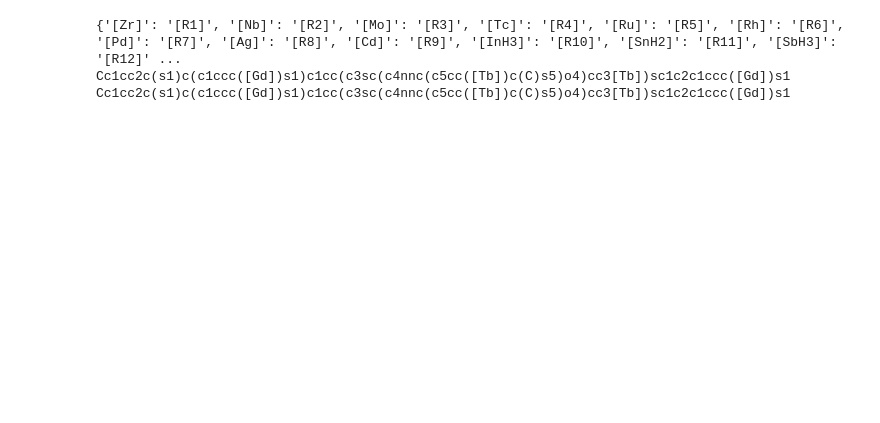
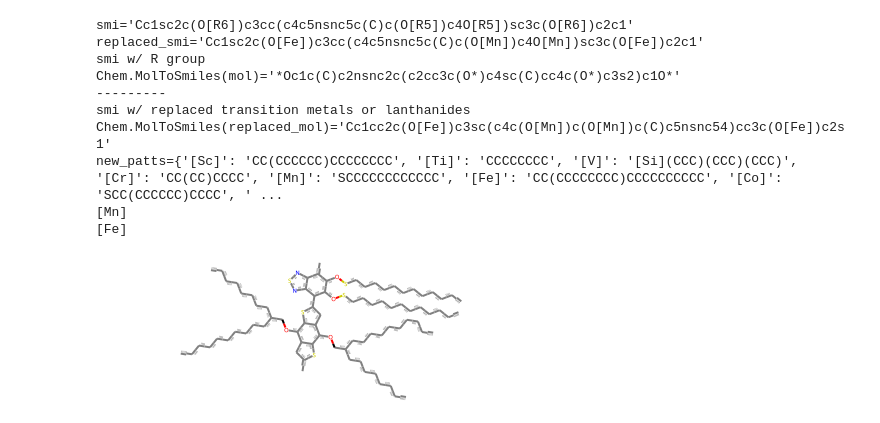
Before and after one commit to aspuru-guzik-group/Beyond-Molecular-Structure-ML-for-OPV-Materials-Devices, a Jupyter notebook: ml_for_opvs/data/preprocess/replace_r.ipynb, the cells around one changed output. Cells and saved outputs as stored; diff of their text form; code cells hidden in the pictures; blank space fills up the shorter version.

```diff
--- a/ml_for_opvs/data/preprocess/replace_r.ipynb
+++ b/ml_for_opvs/data/preprocess/replace_r.ipynb
@@ -35,47 +142,65 @@ patts = {
         }
 
 # New R group substitution pattern
 new_patts = {}
 atomic_num = 21
 for k, v in patts.items():
     if atomic_num == 31:
         atomic_num = 39
     elif atomic_num == 49:
         atomic_num = 57
     elif atomic_num == 81:
         atomic_num = 89
     mol = Chem.MolFromSmarts("[#{}]".format(atomic_num))
     smi = Chem.MolToSmiles(mol)
-    new_patts[smi] = k
+    new_patts[smi] = patts[k]
     atomic_num += 1
 
-print(new_patts)
+smi = "Cc1sc2c(O[R6])c3cc(c4c5nsnc5c(C)c(O[R5])c4O[R5])sc3c(O[R6])c2c1"
+print(f"{smi=}")
+replaced_smi = replace_r_with_arbitrary(smi)
+print(f"{replaced_smi=}")
 
-smi = "[Gd]c1sc(c2c3cc(C)sc3c(c4sc([Gd])cc4)c5cc(c6c([Tb])cc(c7oc(c8cc([Tb])c(C)s8)nn7)s6)sc52)cc1"
 # Any R group in SMARTS turns into *
 mol = Chem.MolFromSmarts(smi)
+print("smi w/ R group")
+print(f"{Chem.MolToSmiles(mol)=}")
+print('---------')
+print("smi w/ replaced transition metals or lanthanides")
+replaced_mol = Chem.MolFromSmarts(replaced_smi)
+print(f"{Chem.MolToSmiles(replaced_mol)=}")
+# Sanitize SMARTS
+replaced_mol.UpdatePropertyCache()
+Chem.GetSymmSSSR(replaced_mol)
+replaced_mol.GetRingInfo().NumRings()
+print(f"{new_patts=}")
+for r in new_patts:
+    if r in replaced_smi:
+        print(r)
+        products = AllChem.ReplaceSubstructs(replaced_mol, Chem.MolFromSmarts(r), Chem.MolFromSmarts(new_patts[r]), replaceAll=True)
+        replaced_mol = products[0]
+        final = replaced_mol
 
-print(Chem.MolToSmiles(mol))
-# Sanitize SMARTS
-mol.UpdatePropertyCache()
-Chem.GetSymmSSSR(mol)
-mol.GetRingInfo().NumRings()
-
-for r in patts:
-    if r in smi:
-        products = AllChem.ReplaceSubstructs(mol, Chem.MolFromSmarts(r), Chem.MolFromSmarts(patts[r]), replaceAll=True)
-        mol = products[0]
-print(Chem.MolToSmiles(mol))
+print("REPLACED MOL")
+final
 
 # for r in patts:
 #     if r in smi:
 #         mol_patt = Chem.MolFromSmarts(patts[r])
 #         r_smart = r.strip("[]")
 #         rxn = AllChem.ReactionFromSmarts('[{}:1].[#63:2]>>[C:1]-[C:2]'.format(r_smart))
 #         products = rxn.RunReactants([mol, mol_patt])
 #         for product in products:
 #             print(Chem.MolToSmiles(product[0]))
 # %% [output]
-{'[Zr]': '[R1]', '[Nb]': '[R2]', '[Mo]': '[R3]', '[Tc]': '[R4]', '[Ru]': '[R5]', '[Rh]': '[R6]', '[Pd]': '[R7]', '[Ag]': '[R8]', '[Cd]': '[R9]', '[InH3]': '[R10]', '[SnH2]': '[R11]', '[SbH3]': '[R12]' ...
-Cc1cc2c(s1)c(c1ccc([Gd])s1)c1cc(c3sc(c4nnc(c5cc([Tb])c(C)s5)o4)cc3[Tb])sc1c2c1ccc([Gd])s1
-Cc1cc2c(s1)c(c1ccc([Gd])s1)c1cc(c3sc(c4nnc(c5cc([Tb])c(C)s5)o4)cc3[Tb])sc1c2c1ccc([Gd])s1
+smi='Cc1sc2c(O[R6])c3cc(c4c5nsnc5c(C)c(O[R5])c4O[R5])sc3c(O[R6])c2c1'
+replaced_smi='Cc1sc2c(O[Fe])c3cc(c4c5nsnc5c(C)c(O[Mn])c4O[Mn])sc3c(O[Fe])c2c1'
+smi w/ R group
+Chem.MolToSmiles(mol)='*Oc1c(C)c2nsnc2c(c2cc3c(O*)c4sc(C)cc4c(O*)c3s2)c1O*'
+---------
+smi w/ replaced transition metals or lanthanides
+Chem.MolToSmiles(replaced_mol)='Cc1cc2c(O[Fe])c3sc(c4c(O[Mn])c(O[Mn])c(C)c5nsnc54)cc3c(O[Fe])c2s1'
+new_patts={'[Sc]': 'CC(CCCCCC)CCCCCCCC', '[Ti]': 'CCCCCCCC', '[V]': '[Si](CCC)(CCC)(CCC)', '[Cr]': 'CC(CC)CCCC', '[Mn]': 'SCCCCCCCCCCCC', '[Fe]': 'CC(CCCCCCCC)CCCCCCCCCC', '[Co]': 'SCC(CCCCCC)CCCC', ' ...
+[Mn]
+[Fe]
+[figure, added]
```
Also changed, not shown: parts of 6 cells of this notebook, 50 other files.
